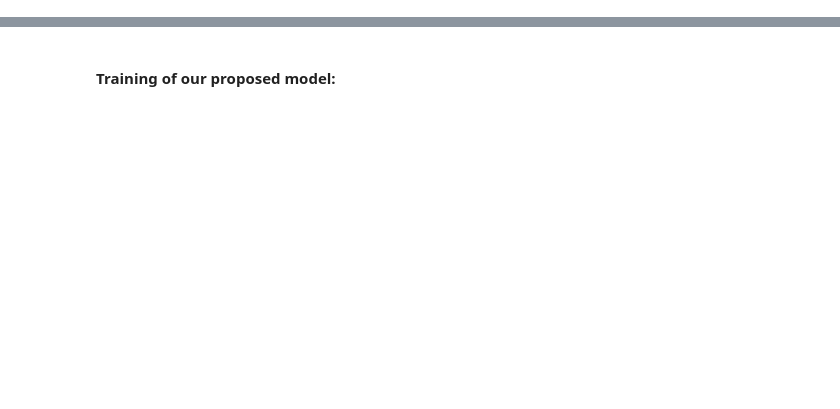
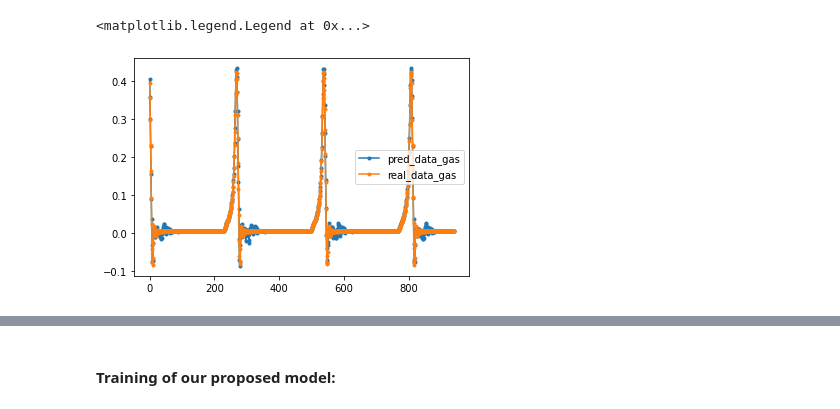
Before and after one commit to ridhaalkhabaz/DeepAR_Prophet_TCN_VFM, a Jupyter notebook: TCN_VFM .ipynb, the cells around one changed output, grey strips where cells are left out. Saved outputs shown, nothing was run; the diff lists cells and outputs as text; code cells hidden in the pictures; blank space fills up the shorter version.

```diff
--- a/TCN_VFM .ipynb
+++ b/TCN_VFM .ipynb
@@ -132,0 +317,8 @@ def get_xy_kfolds(split_index=[0.5, 0.6, 0.7, 0.8, 0.9], timesteps=1000):
+# %%
+real = testY_riser.flatten()
+pred = model2.predict(testX_riser).flatten()
+# %%
+# real = testY_riser.reshape(941)
+# pred = dt_pred = model2.predict(testX_riser).reshape(941)
+dfx=pd.DataFrame.from_dict(dict(zip(['prediction', 'real' ], np.array([pred, real]))))
+dfx['ds']=range(0,701)
@@ -142,0 +341,8 @@ dft = pd.DataFrame.from_dict(dict(zip(['ds', 'p1', 'p2', 'p3', 'p4', 'p5', 'p6',
+# %%
+fig,ax = plt.subplots()
+ax.plot(dfx['ds'], dfx['prediction'], marker=".", label='pred_data_gas')
+ax.plot(dfx['ds'], dfx['real'], marker=".", label='real_data_gas')
+ax.legend()
+# %% [output]
+<matplotlib.legend.Legend at 0x...>
+[figure, added]
```
Also changed, not shown: parts of 70 cells of this notebook.
